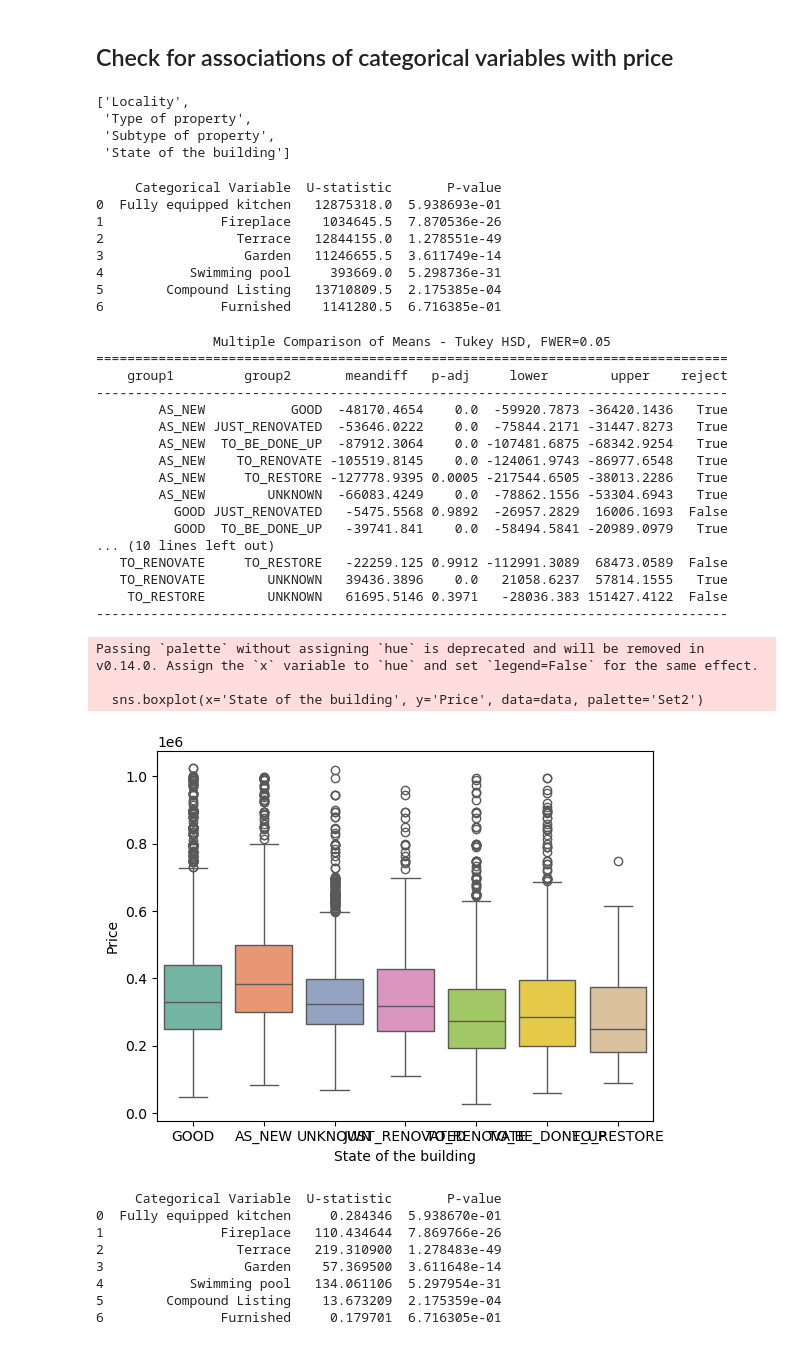
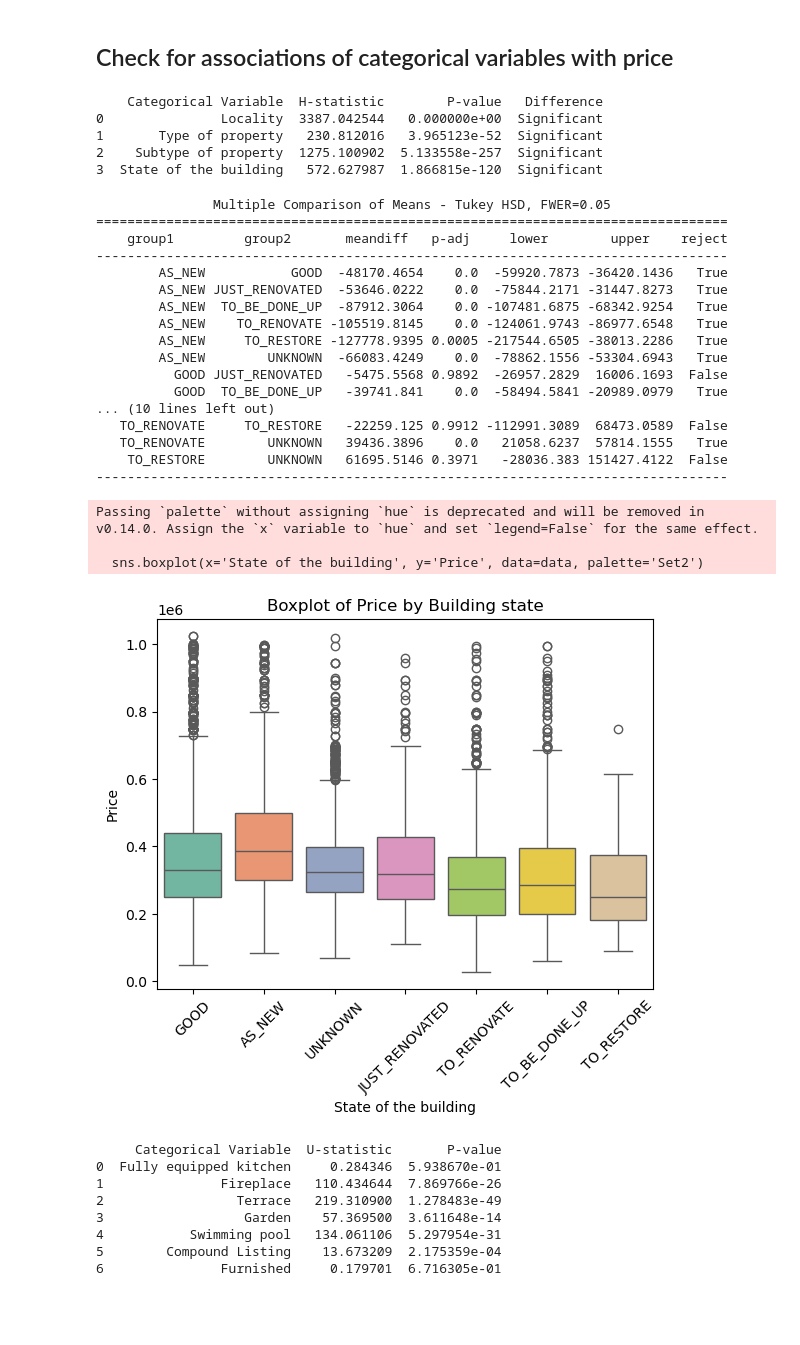
Before and after one commit to kvnpotter/ImmoData-EDA, a Jupyter notebook: DataAnalysisKevin.ipynb, the cells around one changed output. Cells and saved outputs as stored; diff of their text form; code cells hidden in the pictures; blank space fills up the shorter version.

Commit message:
Continued analysis and getting results

```diff
--- a/DataAnalysisKevin.ipynb
+++ b/DataAnalysisKevin.ipynb
@@ -60,3 +71,7 @@ data['Number of facades'] = data['Number of facades'].astype('int64')
+# %%
+data['Price_sq_m'] = data['Price']/data['Living Area']
+data['prop_habitable_area'] = data['Living Area'] / data['Surface area of the plot of land']
+data['room_size'] = data['Living Area'] / data['Number of rooms']
 # %% [markdown]
 ## Distributions of numerical data
 # %%
@@ -318,13 +497,6 @@ binary_columns =  ['Fully equipped kitchen',
  'Swimming pool',
  'Compound Listing',
  'Furnished']
-# %%
-categorical_columns
-# %% [output]
-['Locality',
- 'Type of property',
- 'Subtype of property',
- 'State of the building']
 # %%
 # Kruskal-Wallis test for categoricals
 
@@ -353,56 +525,55 @@ for cat_col in predictor_data.columns:
     })
 
 results_df = pd.DataFrame(results)
+results_df.to_excel('./Results-Graphs/Kruskal_AllData.xlsx', index= False)
 print(results_df)
 # %% [output]
-     Categorical Variable  U-statistic       P-value
-0  Fully equipped kitchen   12875318.0  5.938693e-01
-1               Fireplace    1034645.5  7.870536e-26
-2                 Terrace   12844155.0  1.278551e-49
-3                  Garden   11246655.5  3.611749e-14
-4           Swimming pool     393669.0  5.298736e-31
-5        Compound Listing   13710809.5  2.175385e-04
-6               Furnished    1141280.5  6.716385e-01
+    Categorical Variable  H-statistic        P-value   Difference
+0               Locality  3387.042544   0.000000e+00  Significant
+1       Type of property   230.812016   3.965123e-52  Significant
+2    Subtype of property  1275.100902  5.133558e-257  Significant
+3  State of the building   572.627987  1.866815e-120  Significant
 # %%
 # All variables significant - perform post-hoc tests
 
 tukey_results = pairwise_tukeyhsd(data['Price'], data['State of the building'], alpha= 0.05)
 print(tukey_results)
 sns.boxplot(x='State of the building', y='Price', data=data, palette='Set2')
+plt.xticks(rotation=45)
 
 # Add labels and title
 #plt.xlabel('Category')
 #plt.ylabel('Value')
-#plt.title('Boxplot of Values by Category')
+plt.title('Boxplot of Price by Building state')
 
 # Show the plot
 plt.show()
 
 # No clear visible difference in price between houses and apartments
 # Houses have greater variance in price
 # Both groups have outliers
 # %% [output]
                Multiple Comparison of Means - Tukey HSD, FWER=0.05
 =================================================================================
     group1         group2       meandiff   p-adj     lower        upper    reject
 ---------------------------------------------------------------------------------
         AS_NEW           GOOD  -48170.4654    0.0  -59920.7873 -36420.1436   True
         AS_NEW JUST_RENOVATED  -53646.0222    0.0  -75844.2171 -31447.8273   True
         AS_NEW  TO_BE_DONE_UP  -87912.3064    0.0 -107481.6875 -68342.9254   True
         AS_NEW    TO_RENOVATE -105519.8145    0.0 -124061.9743 -86977.6548   True
         AS_NEW     TO_RESTORE -127778.9395 0.0005 -217544.6505 -38013.2286   True
         AS_NEW        UNKNOWN  -66083.4249    0.0  -78862.1556 -53304.6943   True
           GOOD JUST_RENOVATED   -5475.5568 0.9892  -26957.2829  16006.1693  False
           GOOD  TO_BE_DONE_UP   -39741.841    0.0  -58494.5841 -20989.0979   True
 ... (10 lines left out)
    TO_RENOVATE     TO_RESTORE   -22259.125 0.9912 -112991.3089  68473.0589  False
    TO_RENOVATE        UNKNOWN   39436.3896    0.0   21058.6237  57814.1555   True
     TO_RESTORE        UNKNOWN   61695.5146 0.3971   -28036.383 151427.4122  False
 ---------------------------------------------------------------------------------
 Passing `palette` without assigning `hue` is deprecated and will be removed in v0.14.0. Assign the `x` variable to `hue` and set `legend=False` for the same effect.
 
   sns.boxplot(x='State of the building', y='Price', data=data, palette='Set2')
-[figure, old version]
+[figure, new version]
 # %%
 # Mann-Whitney-U test for categoricals
 
```
Also changed, not shown: parts of 35 cells of this notebook, 19 other files.
